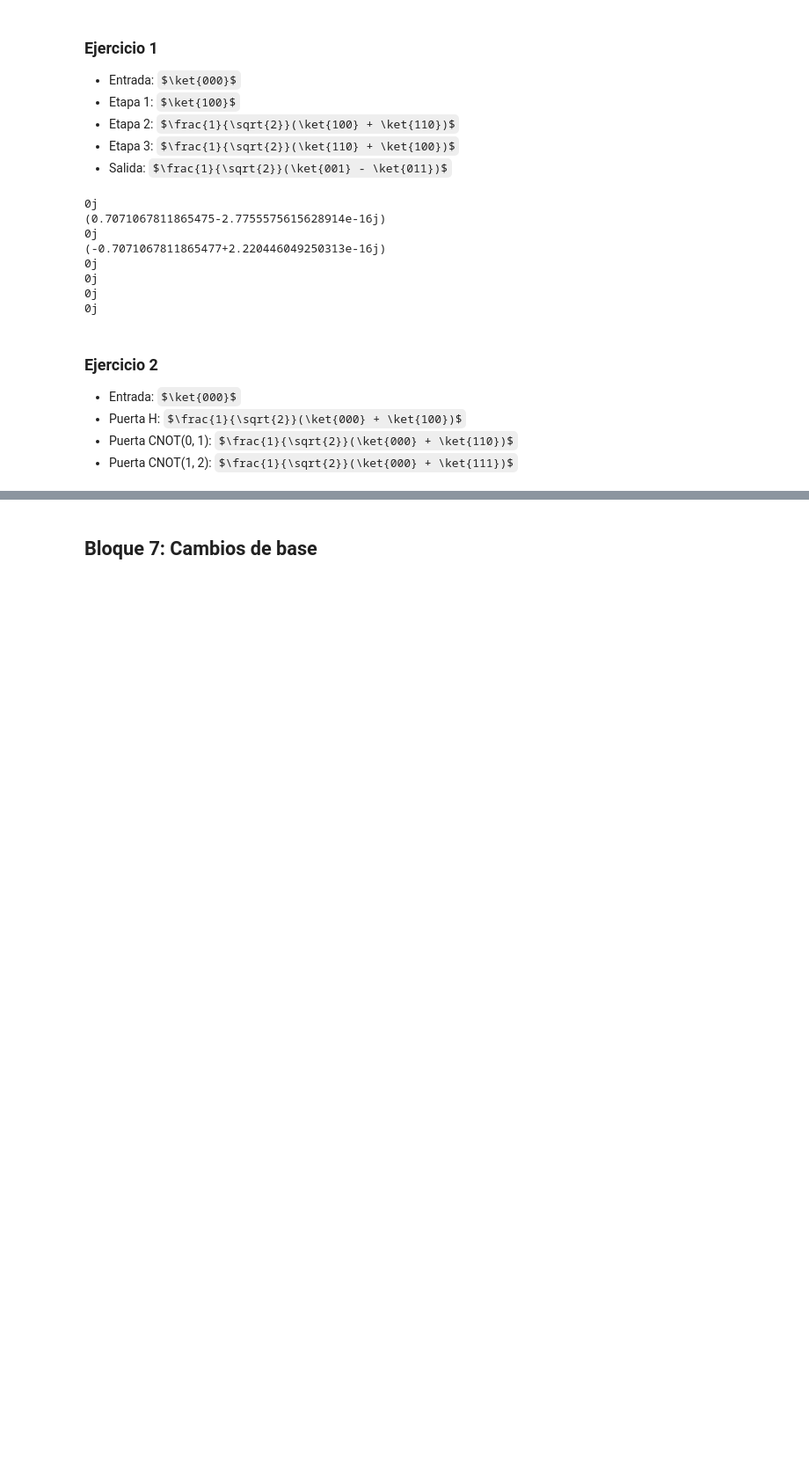
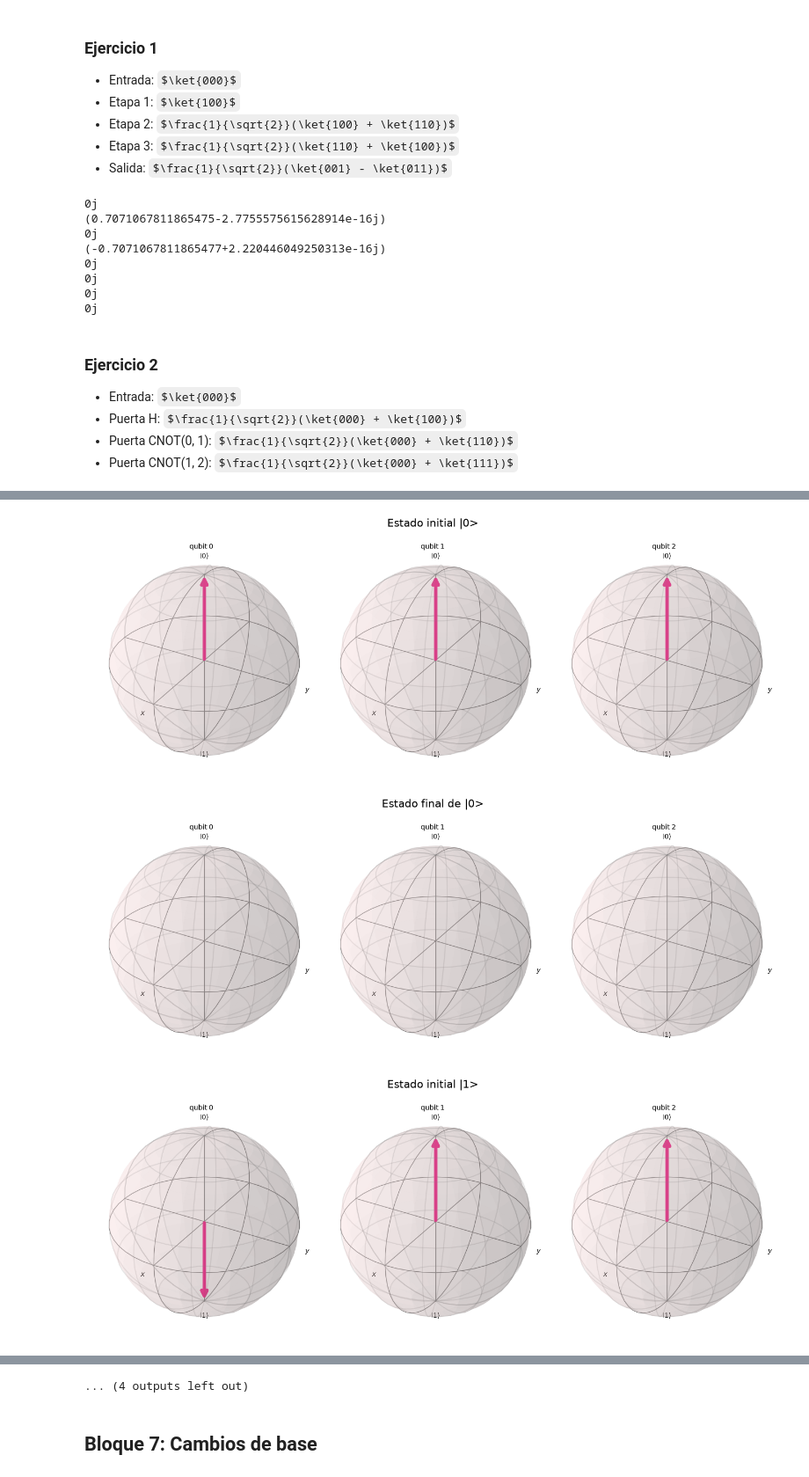
Before and after one commit to zhengzhu14/quantum_circuit_lab, a Jupyter notebook: Pr1/pr1.ipynb, the cells around one changed output, grey strips where cells are left out. Shown at 88% size. Cells and saved outputs as stored; diff of their text form; code cells hidden in the pictures; some formulas as TeX source; blank space fills up the shorter version.

```diff
--- a/Pr1/pr1.ipynb
+++ b/Pr1/pr1.ipynb
@@ -1111,0 +1123,13 @@ fig.savefig(f'./figures/b6_e2_histograms.png', dpi = 400, bbox_inches = 'tight')
+# %%
+# Obtenemos las esferas de Bloch
+for i, t in enumerate(zip(initial_sv, final_sv)):
+    fig0 = plot_bloch_multivector(t[0], title = f'Estado initial |{i}>')
+    fig0.savefig(f'./figures/b6_initial_state{i}.png', dpi = 300, bbox_inches= 'tight')
+    display(fig0)
+    fig1 = plot_bloch_multivector(t[1], title = f'Estado final de |{i}>')
+    fig1.savefig(f'./figures/b6_final_state{i}.png', dpi = 300, bbox_inches= 'tight')
+    display(fig1)
+# %% [output]
+[figure, added]
+[figure, added]
+[figure, added]
@@ -1112,2 +1145,3 @@ fig.savefig(f'./figures/b6_e2_histograms.png', dpi = 400, bbox_inches = 'tight')
+... (4 outputs left out)
 # %% [markdown]
 ## **Bloque 7: Cambios de base**
```
Also changed, not shown: parts of 11 cells of this notebook, 17 other files.
